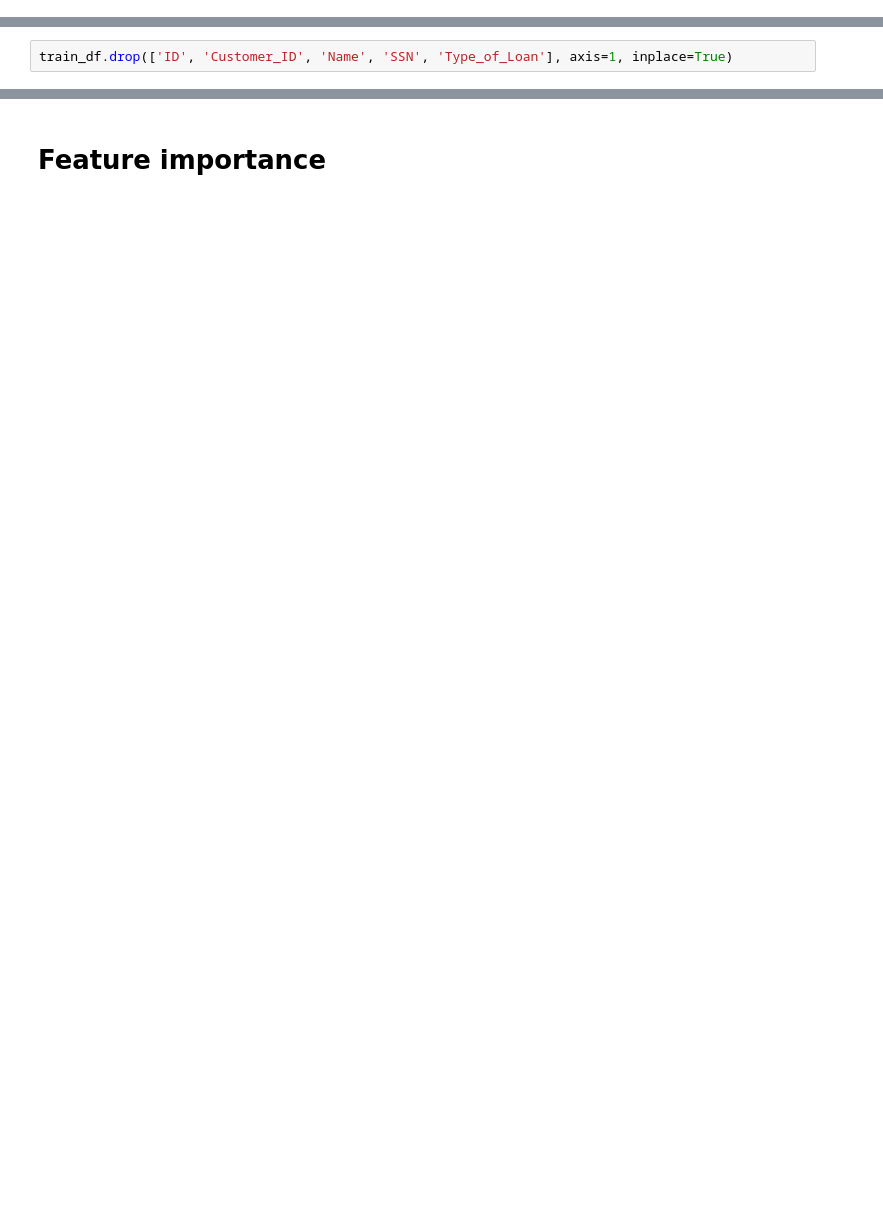
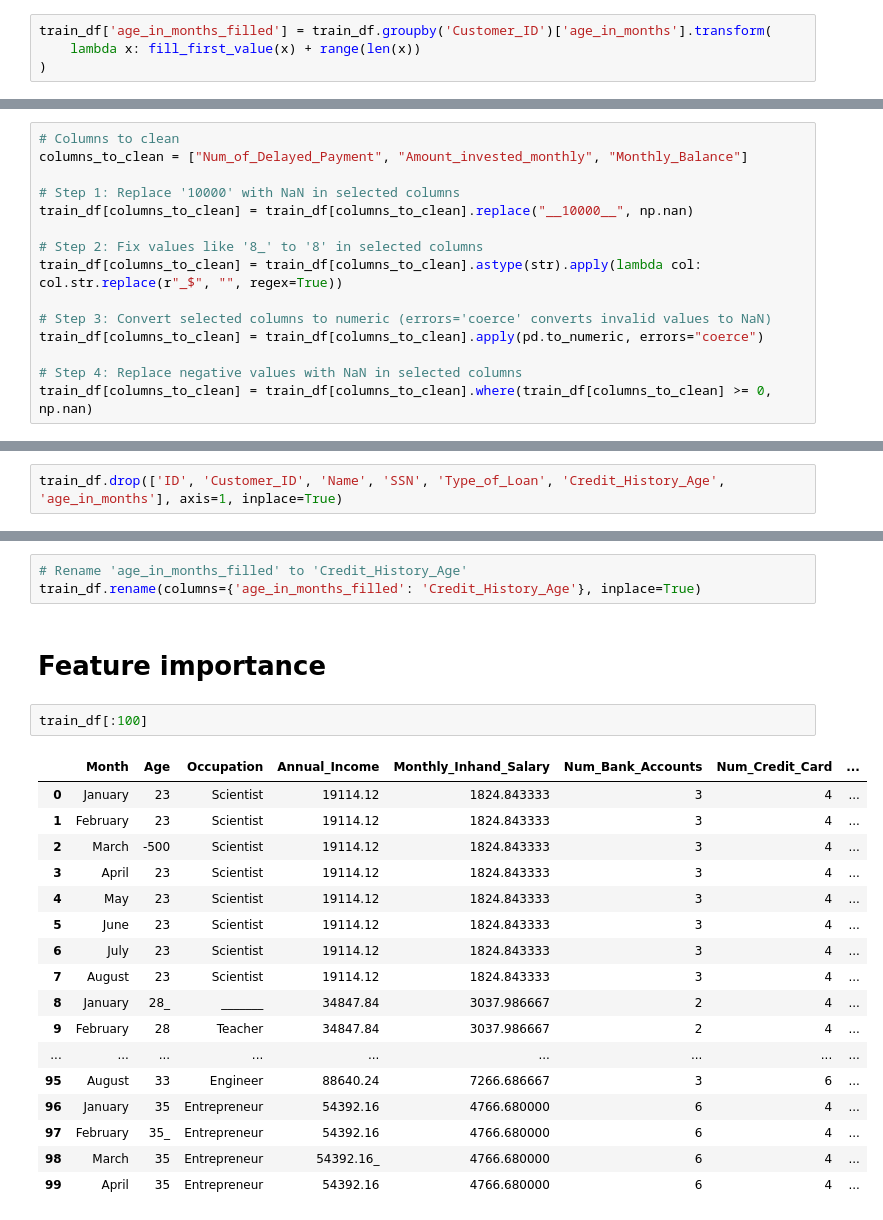
Before and after one commit to Marikinyo/credit-score-classifier, a Jupyter notebook: data-preprocessing.ipynb, the cells around one changed output, grey strips where cells are left out. Saved outputs shown, nothing was run; the diff lists cells and outputs as text; blank space fills up the shorter version.

Commit message:
fill credit history age

```diff
--- a/data-preprocessing.ipynb
+++ b/data-preprocessing.ipynb
@@ -162,0 +178,4 @@ train_df = train_df.groupby('Customer_ID').apply(fill_nulls)
+# %%
+train_df['age_in_months_filled'] = train_df.groupby('Customer_ID')['age_in_months'].transform(
+    lambda x: fill_first_value(x) + range(len(x))
+)
@@ -162,0 +202,15 @@ train_df = train_df.groupby('Customer_ID').apply(fill_nulls)
+# %%
+# Columns to clean
+columns_to_clean = ["Num_of_Delayed_Payment", "Amount_invested_monthly", "Monthly_Balance"]
+
+# Step 1: Replace '10000' with NaN in selected columns
+train_df[columns_to_clean] = train_df[columns_to_clean].replace("__10000__", np.nan)
+
+# Step 2: Fix values like '8_' to '8' in selected columns
+train_df[columns_to_clean] = train_df[columns_to_clean].astype(str).apply(lambda col: col.str.replace(r"_$", "", regex=True))
+
+# Step 3: Convert selected columns to numeric (errors='coerce' converts invalid values to NaN)
+train_df[columns_to_clean] = train_df[columns_to_clean].apply(pd.to_numeric, errors="coerce")
+
+# Step 4: Replace negative values with NaN in selected columns
+train_df[columns_to_clean] = train_df[columns_to_clean].where(train_df[columns_to_clean] >= 0, np.nan)
@@ -163,4 +257,4 @@ train_df = train_df.groupby('Customer_ID').apply(fill_nulls)
 # %%
 # drop unnecessary features
 # %%
-train_df.drop(['ID', 'Customer_ID', 'Name', 'SSN', 'Type_of_Loan'], axis=1, inplace=True)
+train_df.drop(['ID', 'Customer_ID', 'Name', 'SSN', 'Type_of_Loan', 'Credit_History_Age', 'age_in_months'], axis=1, inplace=True)
@@ -173,2 +267,25 @@ train_df.drop_duplicates(inplace=True)
+# %%
+# Rename 'age_in_months_filled' to 'Credit_History_Age'
+train_df.rename(columns={'age_in_months_filled': 'Credit_History_Age'}, inplace=True)
 # %% [markdown]
 # Feature importance
+# %%
+train_df[:100]
+# %% [output]
+|  | Month | Age | Occupation | Annual_Income | Monthly_Inhand_Salary | Num_Bank_Accounts | Num_Credit_Card | ... |
+| 0 | January | 23 | Scientist | 19114.12 | 1824.843333 | 3 | 4 | ... |
+| 1 | February | 23 | Scientist | 19114.12 | 1824.843333 | 3 | 4 | ... |
+| 2 | March | -500 | Scientist | 19114.12 | 1824.843333 | 3 | 4 | ... |
+| 3 | April | 23 | Scientist | 19114.12 | 1824.843333 | 3 | 4 | ... |
+| 4 | May | 23 | Scientist | 19114.12 | 1824.843333 | 3 | 4 | ... |
+| 5 | June | 23 | Scientist | 19114.12 | 1824.843333 | 3 | 4 | ... |
+| 6 | July | 23 | Scientist | 19114.12 | 1824.843333 | 3 | 4 | ... |
+| 7 | August | 23 | Scientist | 19114.12 | 1824.843333 | 3 | 4 | ... |
+| 8 | January | 28_ | _______ | 34847.84 | 3037.986667 | 2 | 4 | ... |
+| 9 | February | 28 | Teacher | 34847.84 | 3037.986667 | 2 | 4 | ... |
+| ... | ... | ... | ... | ... | ... | ... | ... | ... |
+| 95 | August | 33 | Engineer | 88640.24 | 7266.686667 | 3 | 6 | ... |
+| 96 | January | 35 | Entrepreneur | 54392.16 | 4766.680000 | 6 | 4 | ... |
+| 97 | February | 35_ | Entrepreneur | 54392.16 | 4766.680000 | 6 | 4 | ... |
+| 98 | March | 35 | Entrepreneur | 54392.16_ | 4766.680000 | 6 | 4 | ... |
+| 99 | April | 35 | Entrepreneur | 54392.16 | 4766.680000 | 6 | 4 | ... |
```
Also changed, not shown: parts of 14 cells of this notebook.
